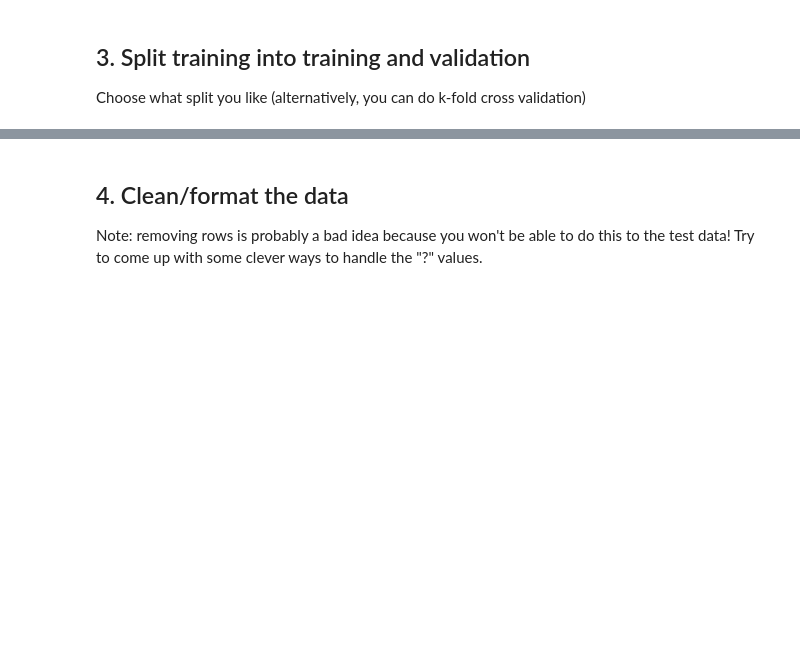
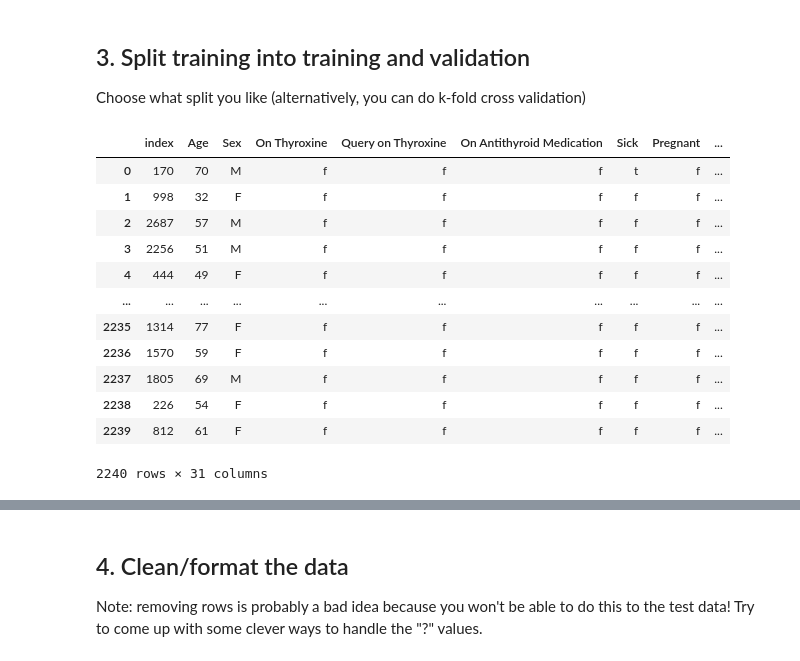
Before and after one commit to yashabazz/Week1Public, a Jupyter notebook: Challenge Project/Week1Challenge_Template.ipynb, the cells around one changed output, grey strips where cells are left out. Drawn from its saved outputs; the diff is of its cells as text; code cells hidden in the pictures; blank space fills up the shorter version.

```diff
--- a/Challenge Project/Week1Challenge_Template.ipynb
+++ b/Challenge Project/Week1Challenge_Template.ipynb
@@ -65,4 +67,20 @@ Choose what split you like (alternatively, you can do k-fold cross validation)
 # %%
 from sklearn.model_selection import train_test_split
 
-data_train, data_val = train_test_split(data_train, test_size=0.20, random_state=0, stratify=data_train['class'])
+data_train, data_val = train_test_split(data_train, test_size=0.20, random_state=0, stratify=data_train['Class'])
+# %%
+data_train.reset_index()
+# %% [output]
+|  | index | Age | Sex | On Thyroxine | Query on Thyroxine | On Antithyroid Medication | Sick | Pregnant | ... |
+| 0 | 170 | 70 | M | f | f | f | t | f | ... |
+| 1 | 998 | 32 | F | f | f | f | f | f | ... |
+| 2 | 2687 | 57 | M | f | f | f | f | f | ... |
+| 3 | 2256 | 51 | M | f | f | f | f | f | ... |
+| 4 | 444 | 49 | F | f | f | f | f | f | ... |
+| ... | ... | ... | ... | ... | ... | ... | ... | ... | ... |
+| 2235 | 1314 | 77 | F | f | f | f | f | f | ... |
+| 2236 | 1570 | 59 | F | f | f | f | f | f | ... |
+| 2237 | 1805 | 69 | M | f | f | f | f | f | ... |
+| 2238 | 226 | 54 | F | f | f | f | f | f | ... |
+| 2239 | 812 | 61 | F | f | f | f | f | f | ... |
+2240 rows × 31 columns
```
Also changed, not shown: parts of 13 cells of this notebook, 2 other files.
